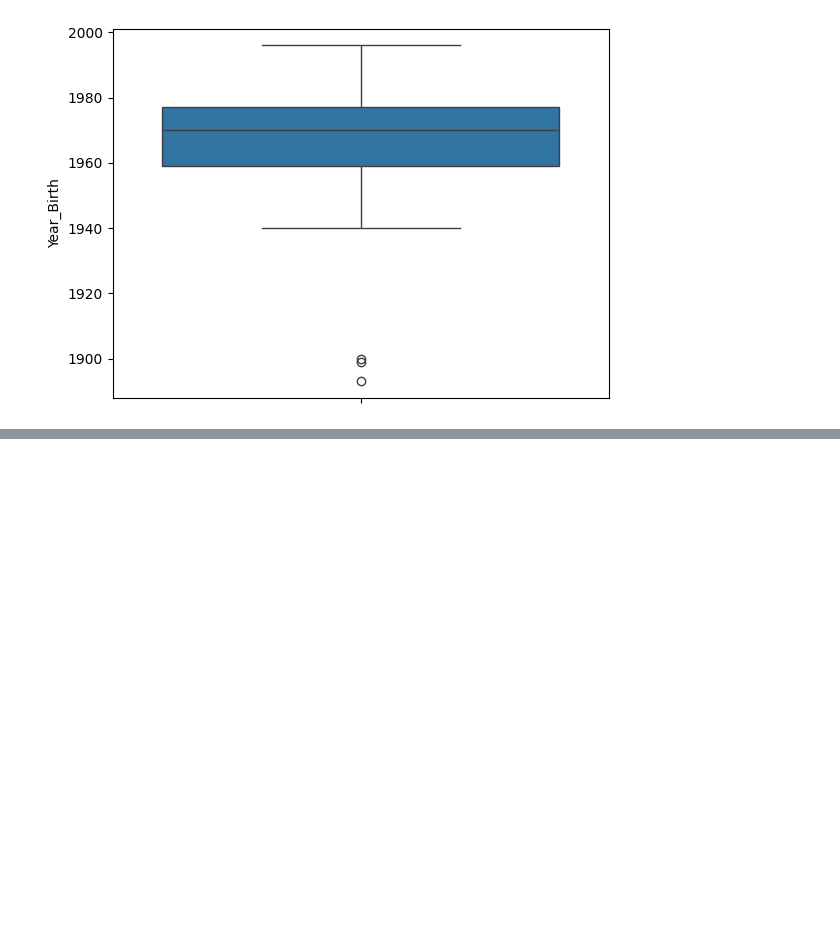
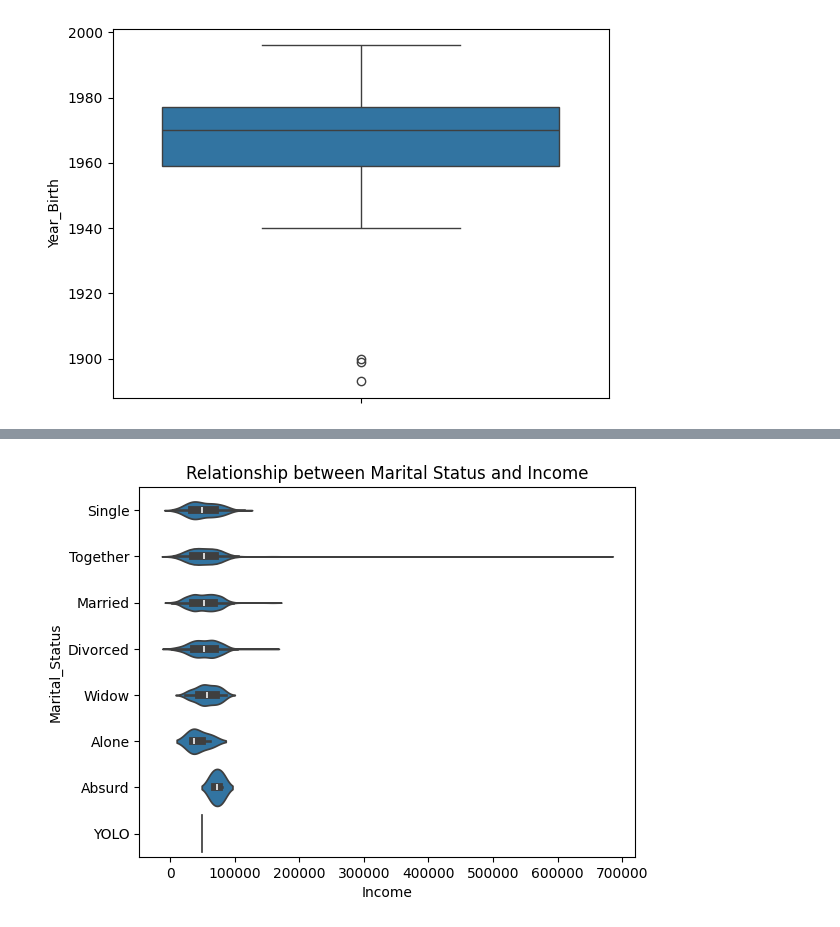
Before and after one commit to daimqureshi644/EDA, a Jupyter notebook: EDA.ipynb, the cells around one changed output, grey strips where cells are left out. Drawn from its saved outputs; the diff is of its cells as text; code cells hidden in the pictures; blank space fills up the shorter version.

```diff
--- a/EDA.ipynb
+++ b/EDA.ipynb
@@ -113,0 +146,7 @@ plt.show()
+# %%
+
+sns.violinplot(y = 'Marital_Status', x = 'Income', data = marketing_data)
+plt.title('Relationship between Marital Status and Income')
+plt.show()
+# %% [output]
+[figure, added]
```
Also changed, not shown: parts of 17 cells of this notebook.
